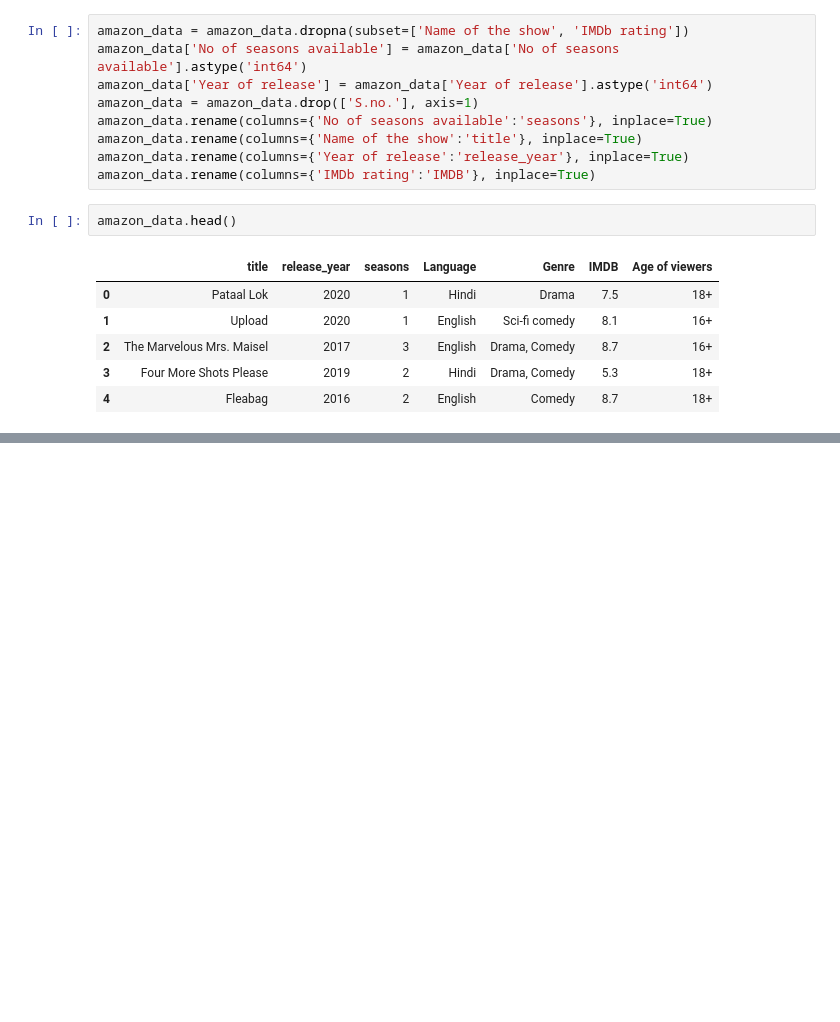
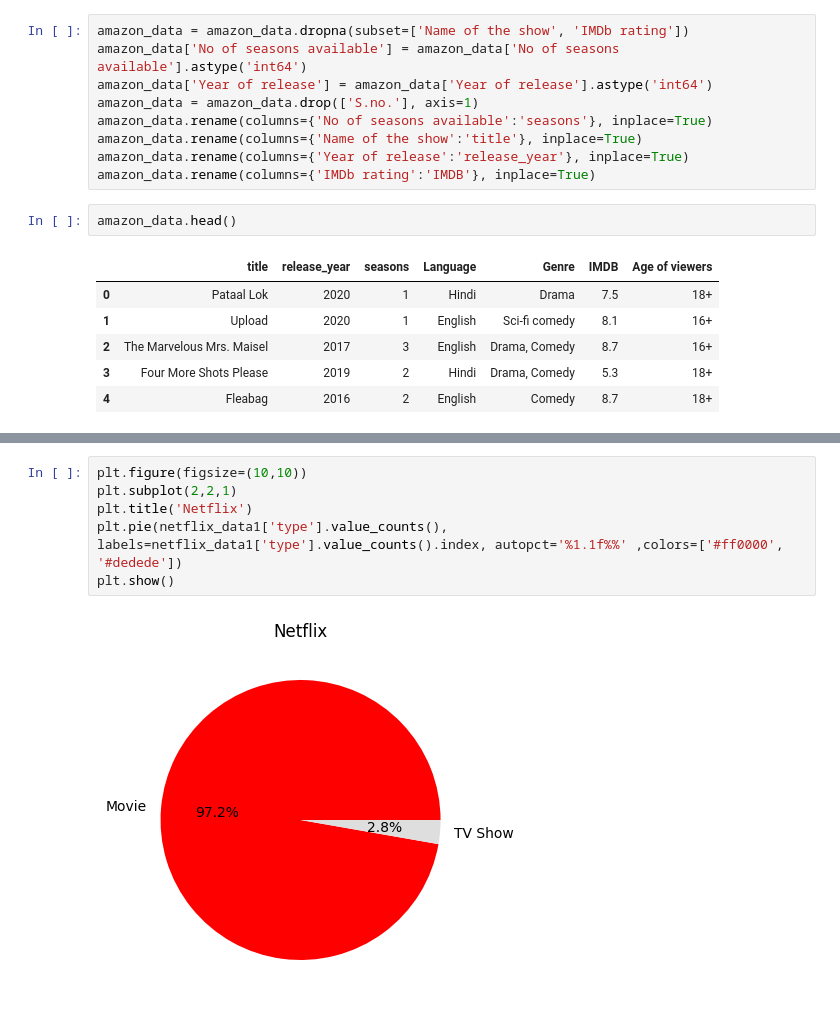
Before and after one commit to emirryilmazz/movies_datascience, a Jupyter notebook: project.ipynb, the cells around one changed output, grey strips where cells are left out. Drawn from its saved outputs; the diff is of its cells as text; blank space fills up the shorter version.

```diff
--- a/project.ipynb
+++ b/project.ipynb
@@ -126,3 +126,11 @@ netflix_data2.head()
 | 2 | Better Call Saul | (2015–2022) | 46 min | Crime, Drama | 8.9 | ['Bob Odenkirk, ', 'Rhea Seehorn,... | 501,384 |
 | 3 | Devil in Ohio | (2022) | 356 min | Drama, Horror, Mystery | 5.9 | ['Emily Deschanel, ', 'Sam Jaeger... | 9,773 |
 | 4 | Cyberpunk: Edgerunners | (2022– ) | 24 min | Animation, Action, Adventure | 8.6 | ['Zach Aguilar, ', 'Kenichiro Oha... | 15,413 |
+# %%
+plt.figure(figsize=(10,10))
+plt.subplot(2,2,1)
+plt.title('Netflix')
+plt.pie(netflix_data1['type'].value_counts(), labels=netflix_data1['type'].value_counts().index, autopct='%1.1f%%' ,colors=['#ff0000', '#dedede'])
+plt.show()
+# %% [output]
+[figure, added]
```
Also changed, not shown: parts of 7 cells of this notebook.
